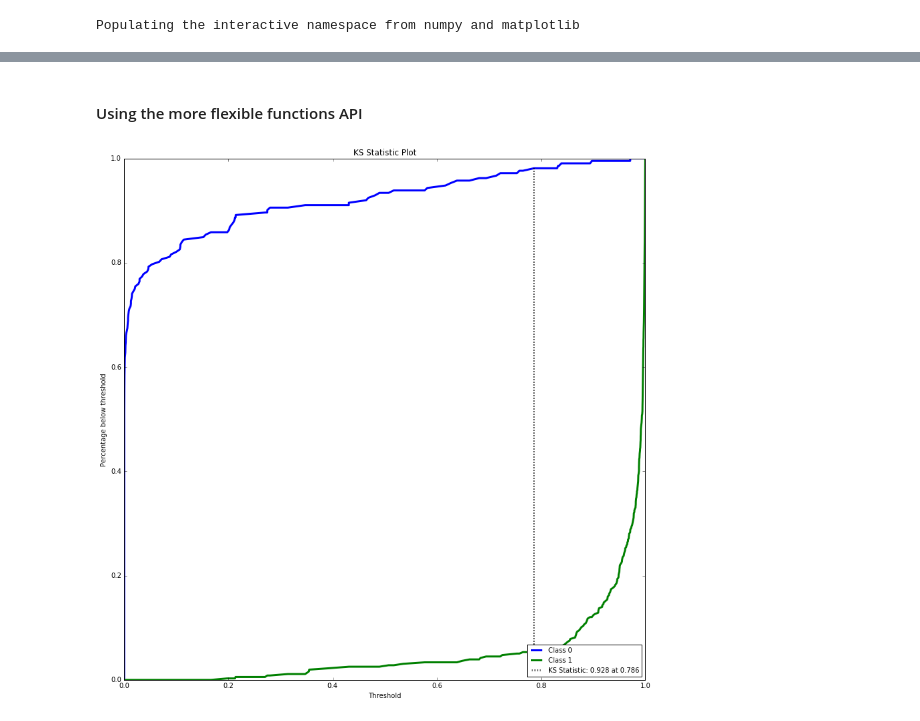
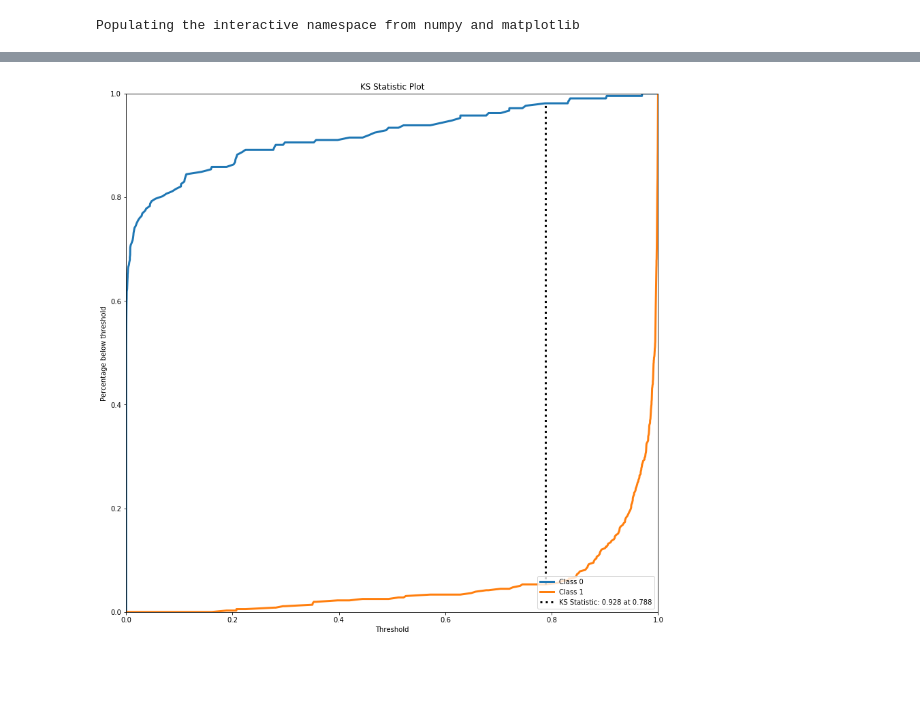
Before and after one commit to reiinakano/scikit-plot, a Jupyter notebook: examples/jupyter_notebooks/plot_ks_statistic.ipynb, the cells around one changed output, grey strips where cells are left out. Drawn from its saved outputs; the diff is of its cells as text; code cells hidden in the pictures; blank space fills up the shorter version.

```diff
--- a/examples/jupyter_notebooks/plot_ks_statistic.ipynb
+++ b/examples/jupyter_notebooks/plot_ks_statistic.ipynb
@@ -21,11 +18,16 @@ plt.show()
-# %% [markdown]
-#### Using the more flexible functions API
-# %%
-from scikitplot import plotters as skplt
-lr = LogisticRegression()
-lr = lr.fit(X, y)
-probas = lr.predict_proba(X)
-skplt.plot_ks_statistic(y_true=y, y_probas=probas)
-plt.show()
-# %% [output]
-[figure, removed]
+# %%
+# Load the data
+X, y = load_data(return_X_y=True)
+
+# Create classifier instance
+lr = LogisticRegression()
+
+# Fit the model
+lr.fit(X,y)
+y_probas = lr.predict_proba(X)
+# %%
+# Plot!
+skplt.metrics.plot_ks_statistic(y, y_probas)
+plt.show()
+# %% [output]
+[figure, added]
```
Also changed, not shown: parts of 4 cells of this notebook.
